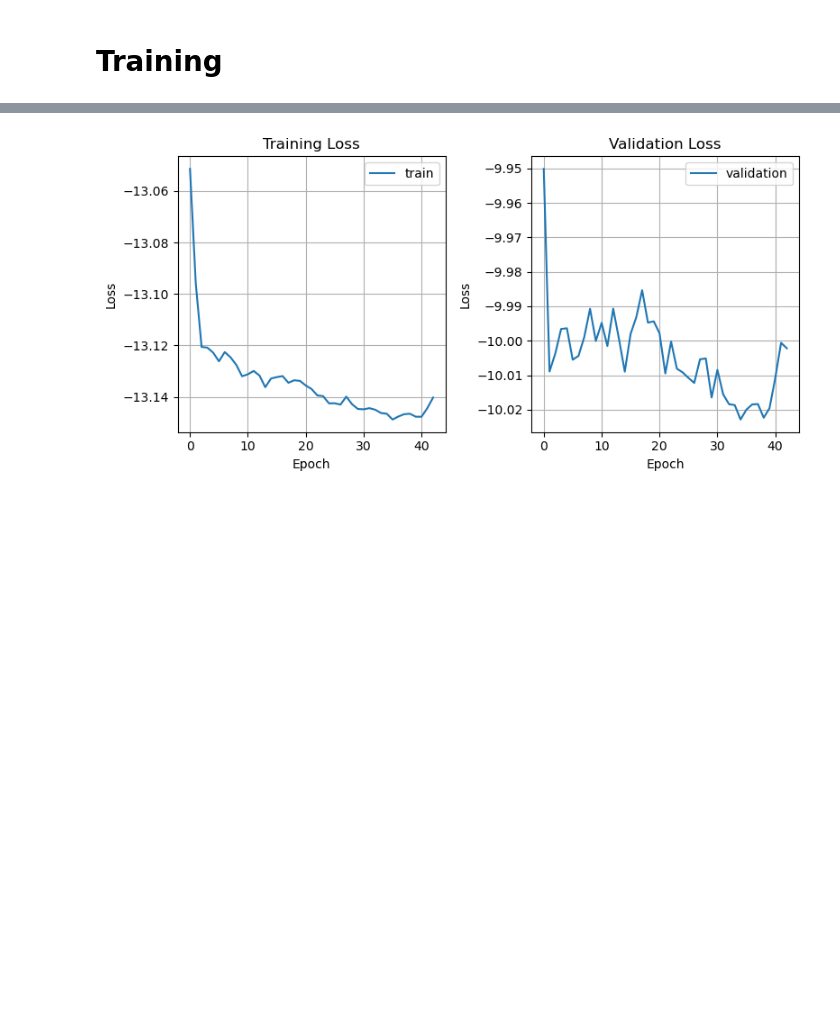
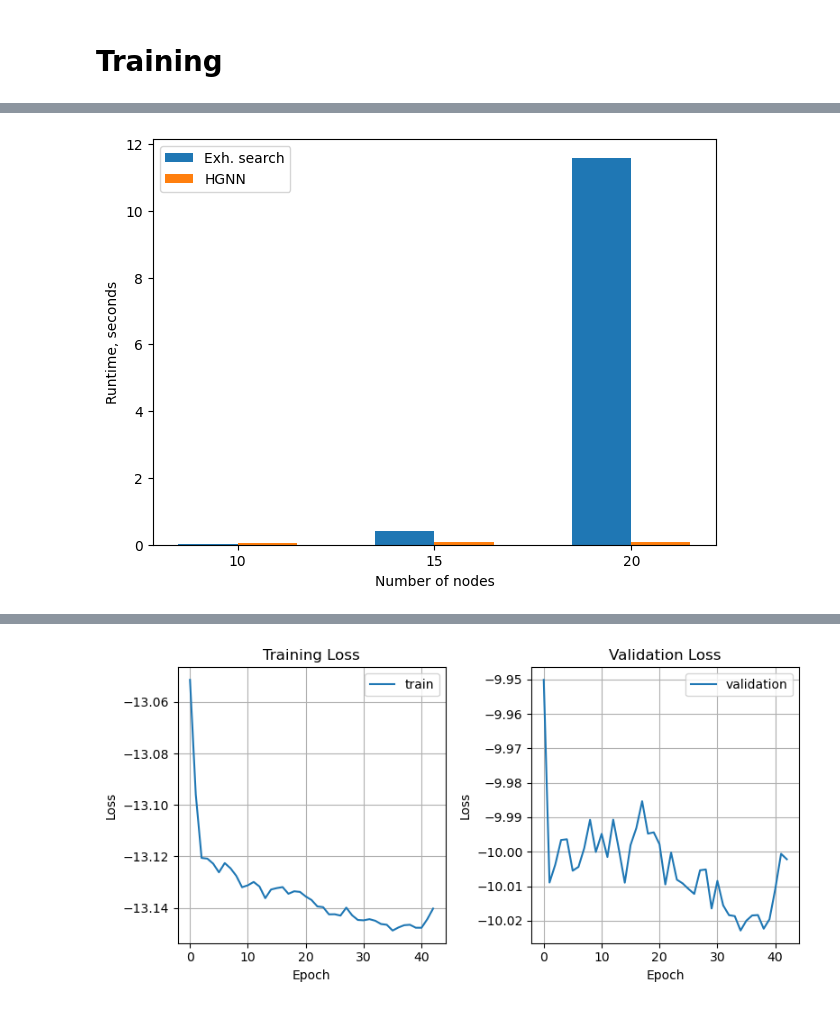
Before and after one commit to RostyslavUA/hyp-sched, a Jupyter notebook: playground.ipynb, the cells around one changed output, grey strips where cells are left out. Saved outputs shown, nothing was run; the diff lists cells and outputs as text; code cells hidden in the pictures; blank space fills up the shorter version.

```diff
--- a/playground.ipynb
+++ b/playground.ipynb
@@ -417,0 +554,17 @@ import matplotlib.pyplot as plt
+# %%
+x = np.array(x)
+width = 1.5
+
+plt.bar(x - width/2, runtime_exh, width, label="Exh. search")
+plt.bar(x + width/2, runtime_hgnn, width, label="HGNN")
+
+# Add labels and legend
+plt.xlabel("Number of nodes")
+plt.ylabel("Runtime, seconds")
+plt.xticks(x)
+plt.legend()
+plt.tight_layout()
+# plt.savefig('runtime_bar.jpg')
+plt.show()
+# %% [output]
+[figure, added]
```
Also changed, not shown: parts of 33 cells of this notebook.
